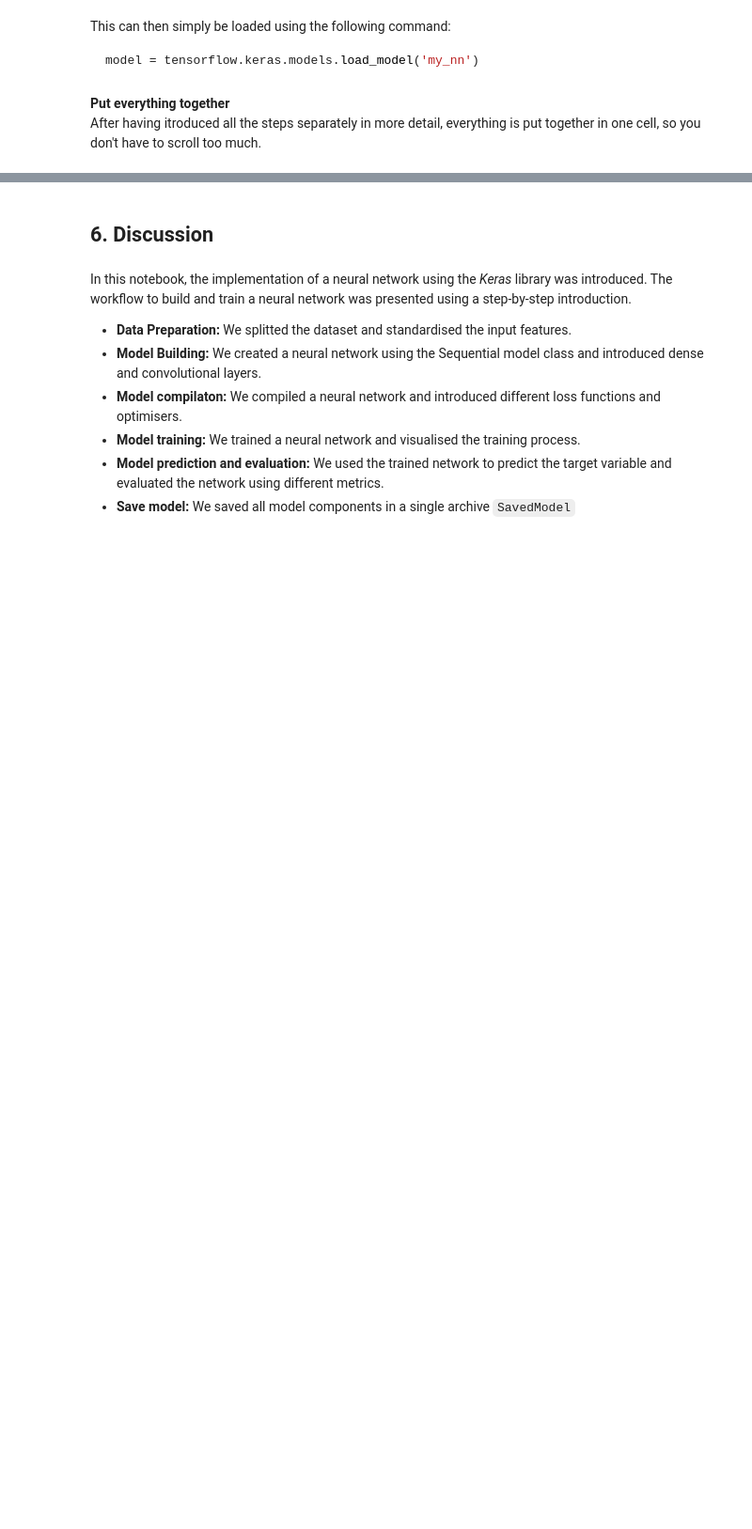
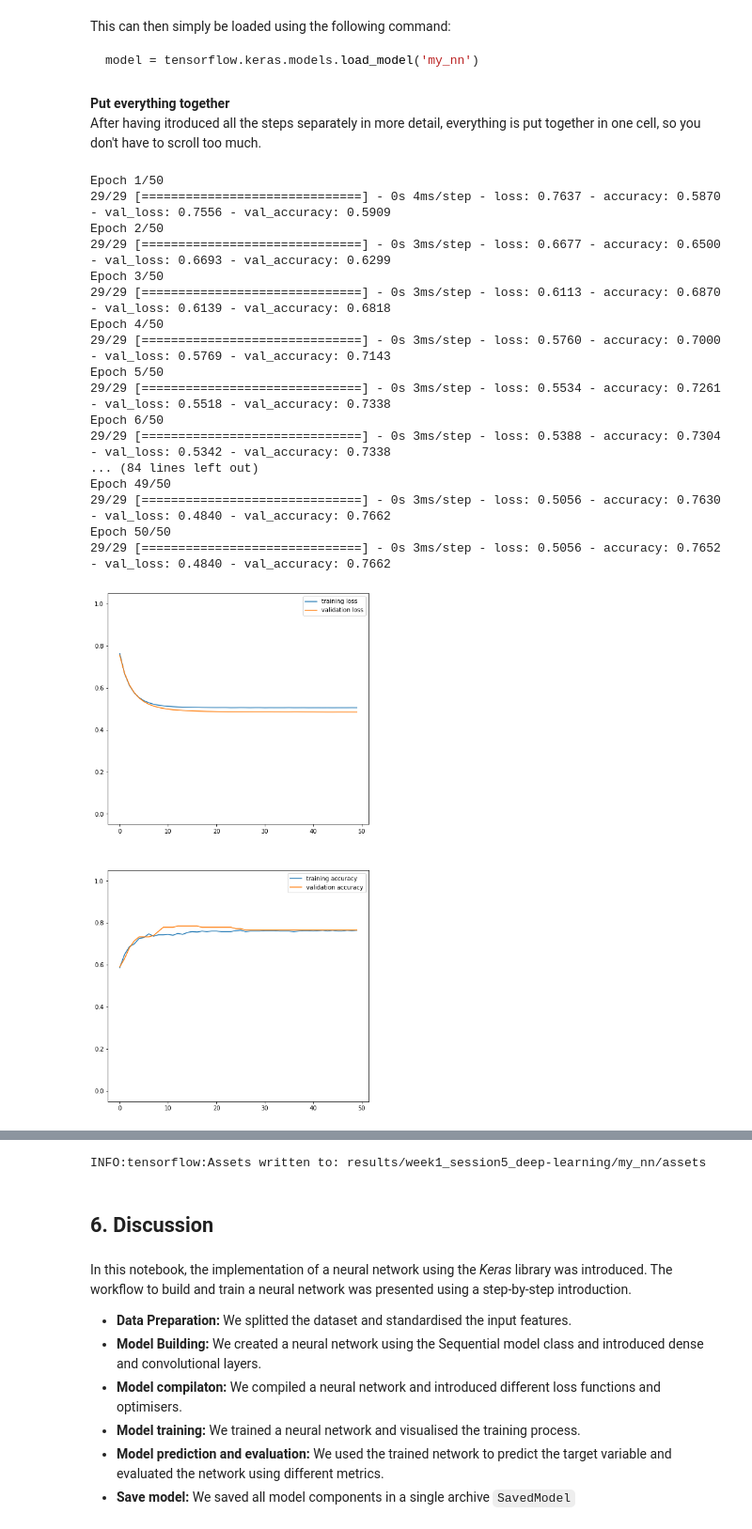
Before and after one commit to volkamerlab/ai_in_medicine, a Jupyter notebook: week1_session5_deep-learning.ipynb, the cells around one changed output, grey strips where cells are left out. Shown at 94% size. Saved outputs shown, nothing was run; the diff lists cells and outputs as text; code cells hidden in the pictures; blank space fills up the shorter version.

```diff
--- a/week1_session5_deep-learning.ipynb
+++ b/week1_session5_deep-learning.ipynb
@@ -576,31 +604,50 @@ ax1.plot(n_epochs, history.history['val_loss'], label='validation loss')
 ax1.set_ylim(-0.05,1.05)
 ax1.legend()
 
 ax2.plot(n_epochs, history.history['accuracy'], label='training accuracy')
 ax2.plot(n_epochs, history.history['val_accuracy'], label='validation accuracy')
 ax2.set_ylim(-0.05,1.05)
 ax2.legend()
 plt.show()
 
 ## Prediciton
 y_pred = model.predict(X_test).ravel()
 
 ## Model evaluation
 loss_and_metrics = model.evaluate(X_test, y_test,
                                   batch_size=batch_size)
 
 fpr, tpr, thresholds_keras = roc_curve(y_test, y_pred)
 auc_keras = auc(fpr, tpr)
 
 fig, ax = plt.subplots(1,1,figsize=(12,8))
 ax.plot([0, 1], [0, 1], 'k--')
 ax.plot(fpr, tpr, label='Keras (area = {:.3f})'.format(auc_keras))
 ax.set_xlabel('False positive rate')
 ax.set_ylabel('True positive rate')
 ax.set_title('ROC curve')
 ax.legend(loc='best')
 
 plt.show()
 
 ## Save model
-model.save('my_nn')
+model.save('results/week1_session5_deep-learning/my_nn')
+# %% [output]
+Epoch 1/50
+29/29 [==============================] - 0s 4ms/step - loss: 0.7637 - accuracy: 0.5870 - val_loss: 0.7556 - val_accuracy: 0.5909
+Epoch 2/50
+29/29 [==============================] - 0s 3ms/step - loss: 0.6677 - accuracy: 0.6500 - val_loss: 0.6693 - val_accuracy: 0.6299
+Epoch 3/50
+29/29 [==============================] - 0s 3ms/step - loss: 0.6113 - accuracy: 0.6870 - val_loss: 0.6139 - val_accuracy: 0.6818
+Epoch 4/50
+29/29 [==============================] - 0s 3ms/step - loss: 0.5760 - accuracy: 0.7000 - val_loss: 0.5769 - val_accuracy: 0.7143
+Epoch 5/50
+29/29 [==============================] - 0s 3ms/step - loss: 0.5534 - accuracy: 0.7261 - val_loss: 0.5518 - val_accuracy: 0.7338
+Epoch 6/50
+29/29 [==============================] - 0s 3ms/step - loss: 0.5388 - accuracy: 0.7304 - val_loss: 0.5342 - val_accuracy: 0.7338
+... (84 lines left out)
+Epoch 49/50
+29/29 [==============================] - 0s 3ms/step - loss: 0.5056 - accuracy: 0.7630 - val_loss: 0.4840 - val_accuracy: 0.7662
+Epoch 50/50
+29/29 [==============================] - 0s 3ms/step - loss: 0.5056 - accuracy: 0.7652 - val_loss: 0.4840 - val_accuracy: 0.7662
+[figure, added]
@@ -607,3 +656,4 @@ model.save('my_nn')
+INFO:tensorflow:Assets written to: results/week1_session5_deep-learning/my_nn/assets
 # %% [markdown]
 ## 6. Discussion
 # %% [markdown]
```
Also changed, not shown: parts of 13 cells of this notebook, 20 other files.
